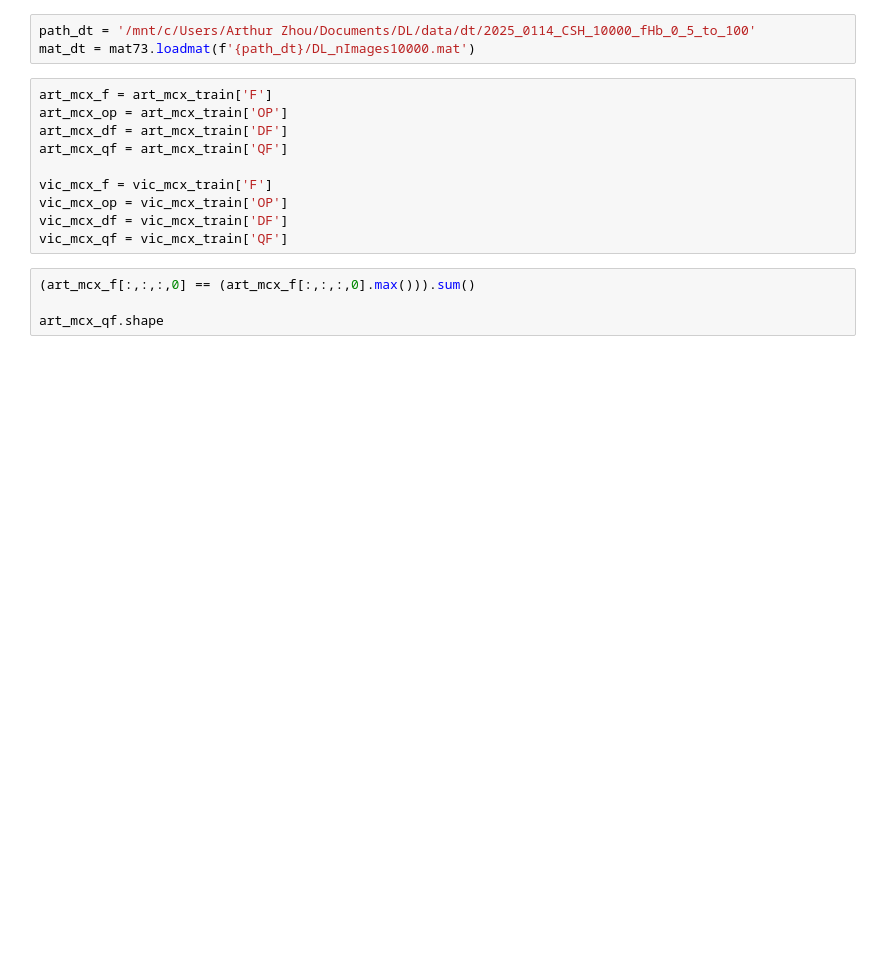
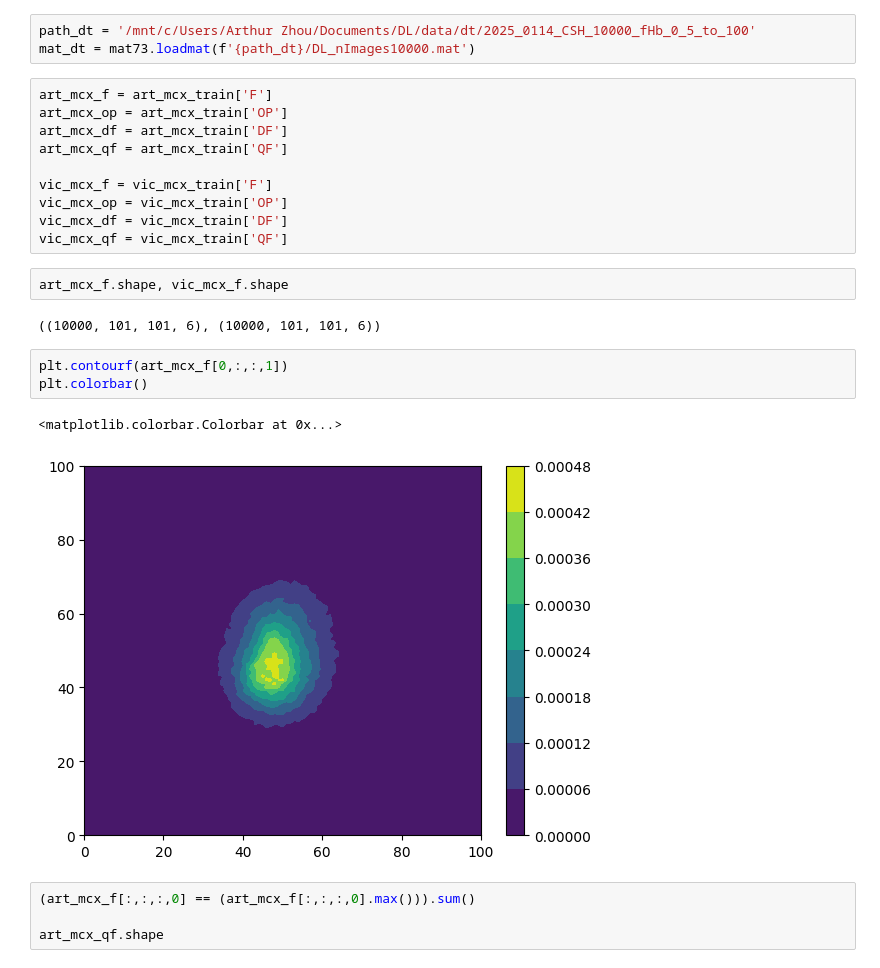
Before and after one commit to Arthurzhou09/gtx_victor, a Jupyter notebook: data_vis.ipynb, the cells around one changed output. Drawn from its saved outputs; the diff is of its cells as text; blank space fills up the shorter version.

```diff
--- a/data_vis.ipynb
+++ b/data_vis.ipynb
@@ -29,6 +29,16 @@ vic_mcx_f = vic_mcx_train['F']
 vic_mcx_op = vic_mcx_train['OP']
 vic_mcx_df = vic_mcx_train['DF']
 vic_mcx_qf = vic_mcx_train['QF']
+# %%
+art_mcx_f.shape, vic_mcx_f.shape
+# %% [output]
+((10000, 101, 101, 6), (10000, 101, 101, 6))
+# %%
+plt.contourf(art_mcx_f[0,:,:,1])
+plt.colorbar()
+# %% [output]
+<matplotlib.colorbar.Colorbar at 0x...>
+[figure, added]
 # %%
 (art_mcx_f[:,:,:,0] == (art_mcx_f[:,:,:,0].max())).sum()
 
```
Also changed, not shown: 2 other files.
